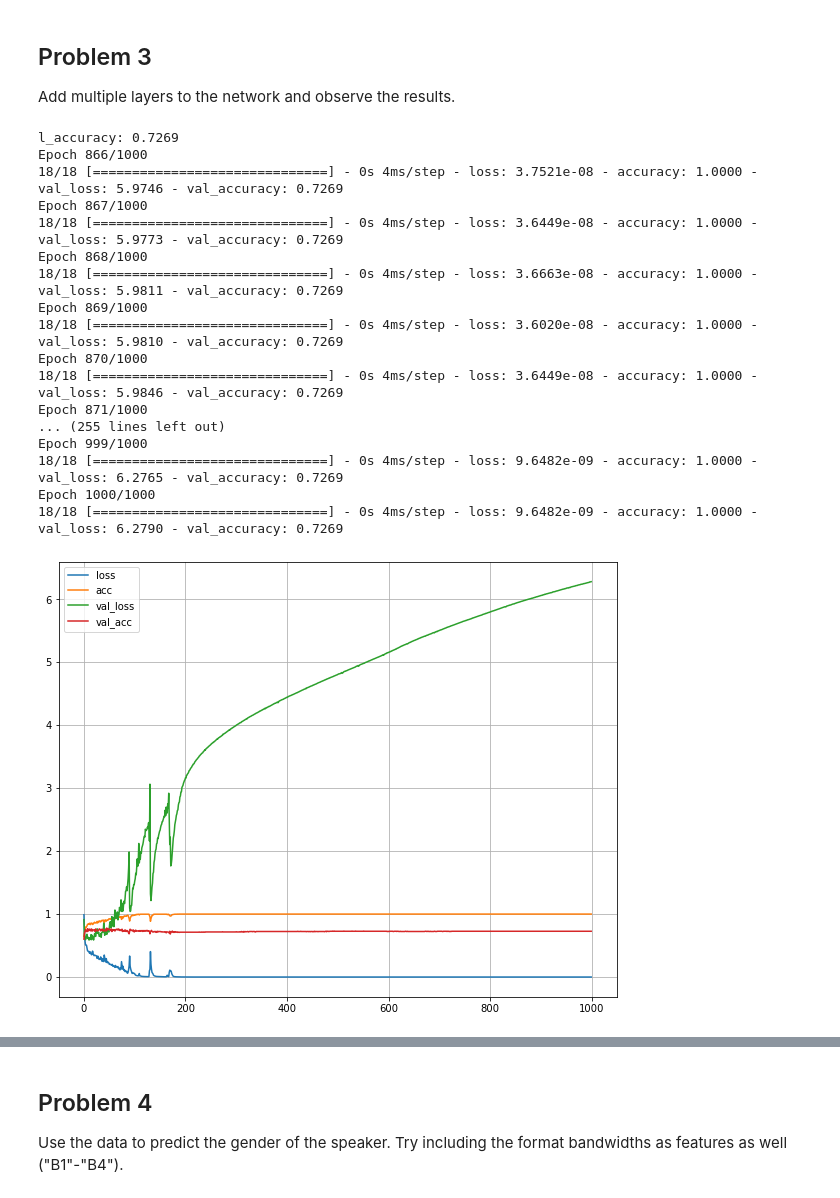
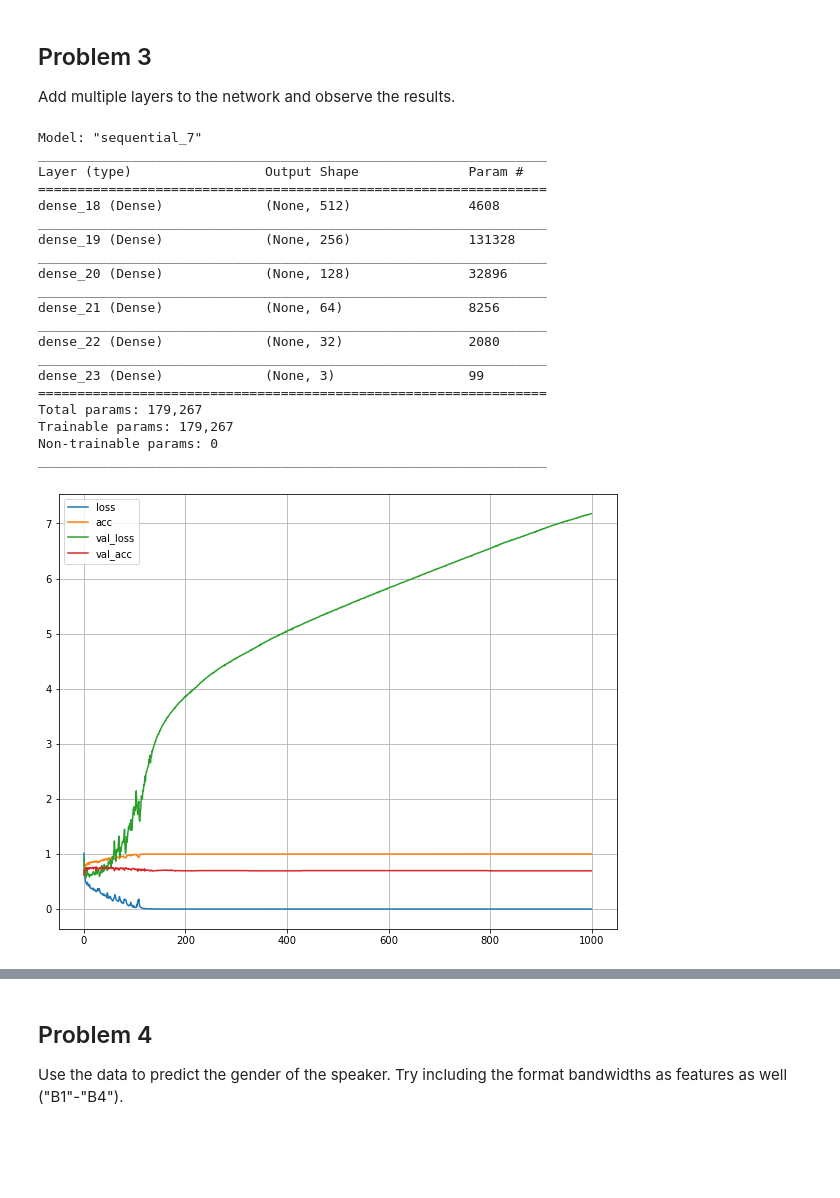
Before and after one commit to jakvah/TTT4185-MachineLearning, a Jupyter notebook: assignment_3a.ipynb, the cells around one changed output, grey strips where cells are left out. Drawn from its saved outputs; the diff is of its cells as text; code cells hidden in the pictures; blank space fills up the shorter version.

```diff
--- a/assignment_3a.ipynb
+++ b/assignment_3a.ipynb
@@ -245,49 +245,52 @@ model = keras.Sequential([
     keras.layers.Dense(128, activation=tf.nn.relu, input_dim=256),
     keras.layers.Dense(64, activation=tf.nn.relu, input_dim=128),
     keras.layers.Dense(32, activation=tf.nn.relu, input_dim=64),
     keras.layers.Dense(len(phonemes), activation=tf.nn.softmax)
 ])
 model.summary()
 
 # Train the model
 model.compile(loss='categorical_crossentropy',
               optimizer='adam',
               metrics=['accuracy'])
 
 # Train the model
 history = model.fit(x_train, y_train, validation_data=(x_valid, y_valid),
-                    epochs=1000, batch_size=32, verbose=True)
+                    epochs=1000, batch_size=32, verbose=False)
 
 # Visualize the training results
 plt.figure(figsize=(10,8))
 plt.plot(history.history['loss'],label='loss')
 plt.plot(history.history['accuracy'],label='acc')
 plt.plot(history.history['val_loss'],label='val_loss')
 plt.plot(history.history['val_accuracy'],label='val_acc')
 plt.grid()
 plt.legend()
 plt.show()
 
 # Validation model
 score = model.evaluate(x_valid, y_valid, verbose=0)
 print('Validation loss:', score[0])
 print('Validation accuracy:', score[1])
 # %% [output]
-l_accuracy: 0.7269
-Epoch 866/1000
-18/18 [==============================] - 0s 4ms/step - loss: 3.7521e-08 - accuracy: 1.0000 - val_loss: 5.9746 - val_accuracy: 0.7269
-Epoch 867/1000
-18/18 [==============================] - 0s 4ms/step - loss: 3.6449e-08 - accuracy: 1.0000 - val_loss: 5.9773 - val_accuracy: 0.7269
-Epoch 868/1000
-18/18 [==============================] - 0s 4ms/step - loss: 3.6663e-08 - accuracy: 1.0000 - val_loss: 5.9811 - val_accuracy: 0.7269
-Epoch 869/1000
-18/18 [==============================] - 0s 4ms/step - loss: 3.6020e-08 - accuracy: 1.0000 - val_loss: 5.9810 - val_accuracy: 0.7269
-Epoch 870/1000
-18/18 [==============================] - 0s 4ms/step - loss: 3.6449e-08 - accuracy: 1.0000 - val_loss: 5.9846 - val_accuracy: 0.7269
-Epoch 871/1000
-... (255 lines left out)
-Epoch 999/1000
-18/18 [==============================] - 0s 4ms/step - loss: 9.6482e-09 - accuracy: 1.0000 - val_loss: 6.2765 - val_accuracy: 0.7269
-Epoch 1000/1000
-18/18 [==============================] - 0s 4ms/step - loss: 9.6482e-09 - accuracy: 1.0000 - val_loss: 6.2790 - val_accuracy: 0.7269
+Model: "sequential_7"
+_________________________________________________________________
+Layer (type)                 Output Shape              Param #
+=================================================================
+dense_18 (Dense)             (None, 512)               4608
+_________________________________________________________________
+dense_19 (Dense)             (None, 256)               131328
+_________________________________________________________________
+dense_20 (Dense)             (None, 128)               32896
+_________________________________________________________________
+dense_21 (Dense)             (None, 64)                8256
+_________________________________________________________________
+dense_22 (Dense)             (None, 32)                2080
+_________________________________________________________________
+dense_23 (Dense)             (None, 3)                 99
+=================================================================
+Total params: 179,267
+Trainable params: 179,267
+Non-trainable params: 0
+_________________________________________________________________
-[figure, old version]
+[figure, new version]
```
Also changed, not shown: parts of 8 cells of this notebook.
